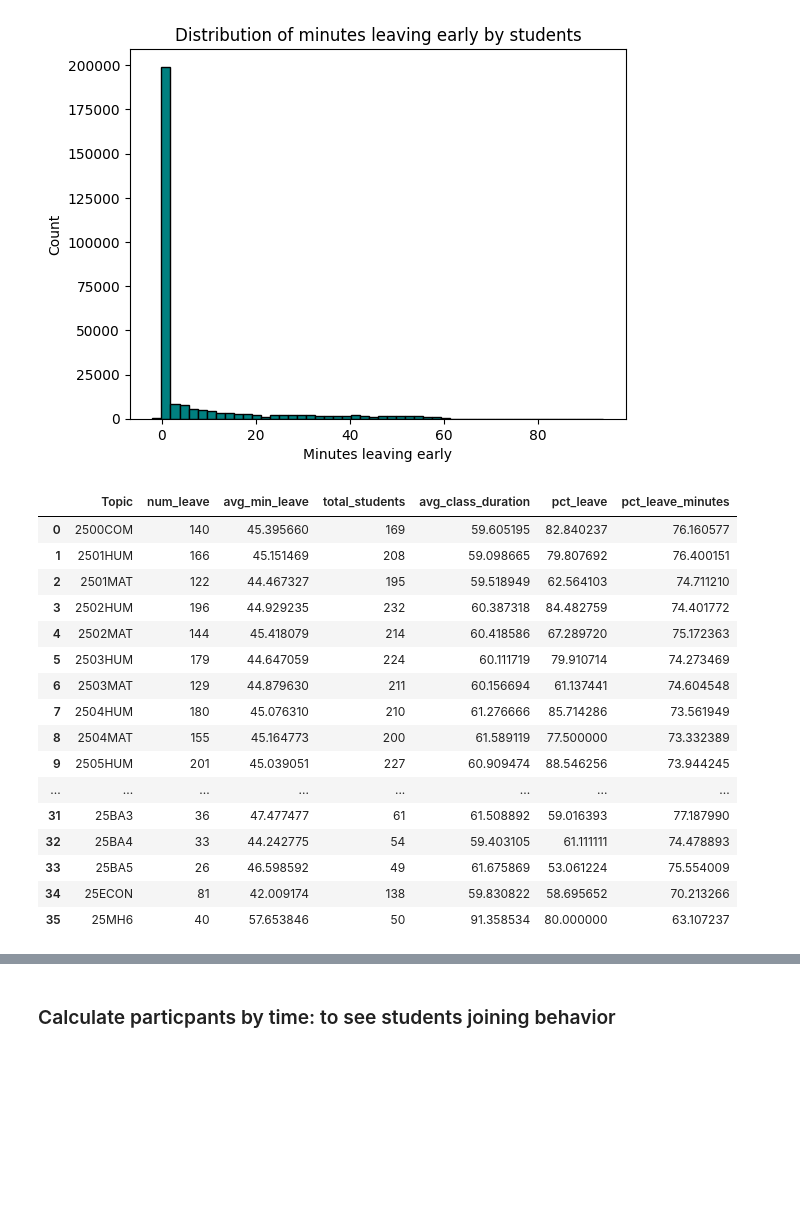
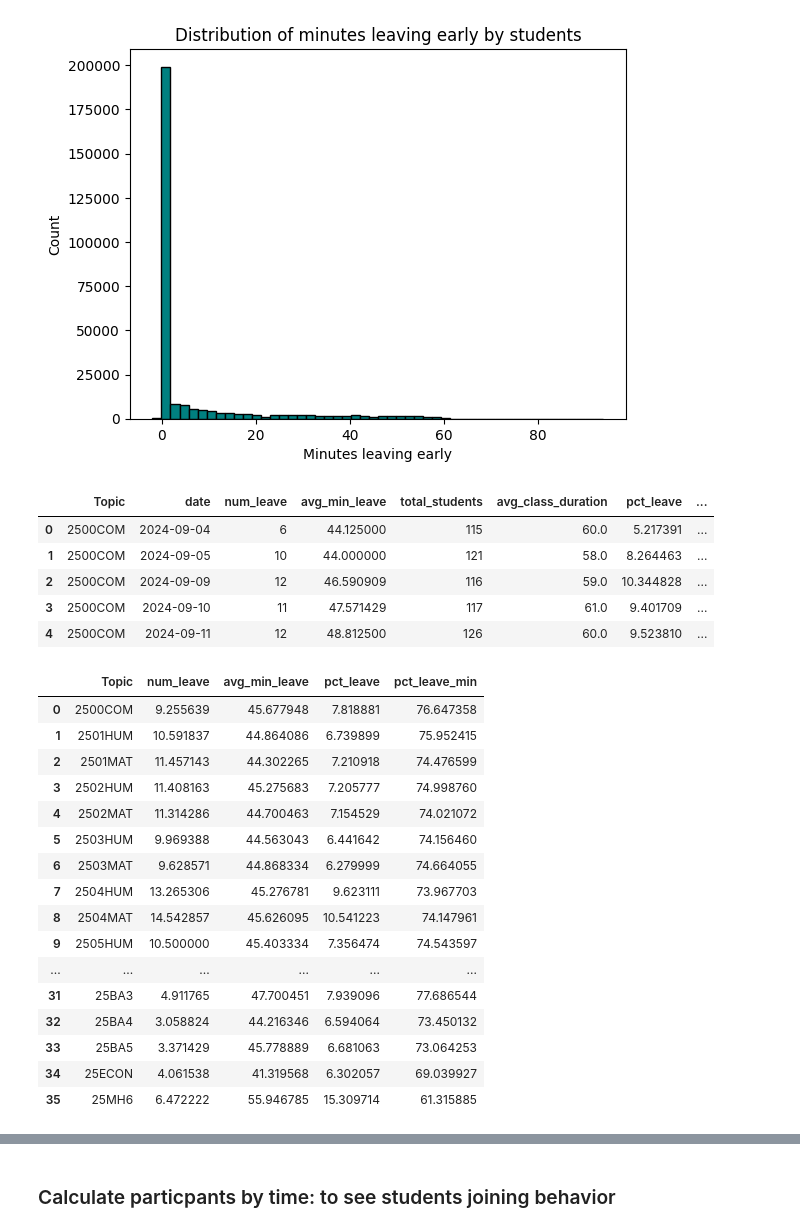
Before and after one commit to tthvan/Customer-Retention-Analysis, a Jupyter notebook: cleanin.ipynb, the cells around one changed output, grey strips where cells are left out. Saved outputs shown, nothing was run; the diff lists cells and outputs as text; code cells hidden in the pictures; blank space fills up the shorter version.

```diff
--- a/cleanin.ipynb
+++ b/cleanin.ipynb
@@ -636,39 +646,55 @@ plt.show()
 # %%
 #Whether a student leaves early
 df['leave_early'] = df['minutes_leave_early'] > 30
 
-#Get Number of students leaving early & Average minutes leave early
-leave_stats = df[df['leave_early']].groupby('Topic').agg(
-    num_leave=('Email', 'nunique'),
+#Get Number of students leaving early & Average minutes leave early, by SESSION
+leave_stats = df[df['leave_early']].groupby(['Topic','date']).agg(
+    num_leave=('Name (original name)', 'nunique'),
     avg_min_leave=('minutes_leave_early', 'mean')
 ).reset_index()
 
-leave_stats = leave_stats.merge(total_counts, on='Topic')
-leave_stats = leave_stats.merge(duration_by_class, on='Topic')
+leave_stats = leave_stats.merge(total_counts, on=['Topic','date'])
+leave_stats = leave_stats.merge(duration_by_class, on=['Topic','date'])
 
 #Get percents
 leave_stats['pct_leave'] = (leave_stats['num_leave']/leave_stats['total_students'])*100
 leave_stats['pct_leave_minutes'] = (leave_stats['avg_min_leave']/leave_stats['avg_class_duration'])*100
 
-leave_stats
+leave_stats.head()
 # %% [output]
-|  | Topic | num_leave | avg_min_leave | total_students | avg_class_duration | pct_leave | pct_leave_minutes |
-| 0 | 2500COM | 140 | 45.395660 | 169 | 59.605195 | 82.840237 | 76.160577 |
-| 1 | 2501HUM | 166 | 45.151469 | 208 | 59.098665 | 79.807692 | 76.400151 |
-| 2 | 2501MAT | 122 | 44.467327 | 195 | 59.518949 | 62.564103 | 74.711210 |
-| 3 | 2502HUM | 196 | 44.929235 | 232 | 60.387318 | 84.482759 | 74.401772 |
-| 4 | 2502MAT | 144 | 45.418079 | 214 | 60.418586 | 67.289720 | 75.172363 |
-| 5 | 2503HUM | 179 | 44.647059 | 224 | 60.111719 | 79.910714 | 74.273469 |
-| 6 | 2503MAT | 129 | 44.879630 | 211 | 60.156694 | 61.137441 | 74.604548 |
-| 7 | 2504HUM | 180 | 45.076310 | 210 | 61.276666 | 85.714286 | 73.561949 |
-| 8 | 2504MAT | 155 | 45.164773 | 200 | 61.589119 | 77.500000 | 73.332389 |
-| 9 | 2505HUM | 201 | 45.039051 | 227 | 60.909474 | 88.546256 | 73.944245 |
-| ... | ... | ... | ... | ... | ... | ... | ... |
-| 31 | 25BA3 | 36 | 47.477477 | 61 | 61.508892 | 59.016393 | 77.187990 |
-| 32 | 25BA4 | 33 | 44.242775 | 54 | 59.403105 | 61.111111 | 74.478893 |
-| 33 | 25BA5 | 26 | 46.598592 | 49 | 61.675869 | 53.061224 | 75.554009 |
-| 34 | 25ECON | 81 | 42.009174 | 138 | 59.830822 | 58.695652 | 70.213266 |
-| 35 | 25MH6 | 40 | 57.653846 | 50 | 91.358534 | 80.000000 | 63.107237 |
+|  | Topic | date | num_leave | avg_min_leave | total_students | avg_class_duration | pct_leave | ... |
+| 0 | 2500COM | 2024-09-04 | 6 | 44.125000 | 115 | 60.0 | 5.217391 | ... |
+| 1 | 2500COM | 2024-09-05 | 10 | 44.000000 | 121 | 58.0 | 8.264463 | ... |
+| 2 | 2500COM | 2024-09-09 | 12 | 46.590909 | 116 | 59.0 | 10.344828 | ... |
+| 3 | 2500COM | 2024-09-10 | 11 | 47.571429 | 117 | 61.0 | 9.401709 | ... |
+| 4 | 2500COM | 2024-09-11 | 12 | 48.812500 | 126 | 60.0 | 9.523810 | ... |
+# %%
+leave_stats_by_class = leave_stats.groupby('Topic').agg(
+    num_leave = ('num_leave', 'mean'),
+    avg_min_leave = ('avg_min_leave', 'mean'),
+    pct_leave = ('pct_leave', 'mean'),
+    pct_leave_min = ('pct_leave_minutes', 'mean')
+).reset_index()
+
+leave_stats_by_class
+# %% [output]
+|  | Topic | num_leave | avg_min_leave | pct_leave | pct_leave_min |
+| 0 | 2500COM | 9.255639 | 45.677948 | 7.818881 | 76.647358 |
+| 1 | 2501HUM | 10.591837 | 44.864086 | 6.739899 | 75.952415 |
+| 2 | 2501MAT | 11.457143 | 44.302265 | 7.210918 | 74.476599 |
+| 3 | 2502HUM | 11.408163 | 45.275683 | 7.205777 | 74.998760 |
+| 4 | 2502MAT | 11.314286 | 44.700463 | 7.154529 | 74.021072 |
+| 5 | 2503HUM | 9.969388 | 44.563043 | 6.441642 | 74.156460 |
+| 6 | 2503MAT | 9.628571 | 44.868334 | 6.279999 | 74.664055 |
+| 7 | 2504HUM | 13.265306 | 45.276781 | 9.623111 | 73.967703 |
+| 8 | 2504MAT | 14.542857 | 45.626095 | 10.541223 | 74.147961 |
+| 9 | 2505HUM | 10.500000 | 45.403334 | 7.356474 | 74.543597 |
+| ... | ... | ... | ... | ... | ... |
+| 31 | 25BA3 | 4.911765 | 47.700451 | 7.939096 | 77.686544 |
+| 32 | 25BA4 | 3.058824 | 44.216346 | 6.594064 | 73.450132 |
+| 33 | 25BA5 | 3.371429 | 45.778889 | 6.681063 | 73.064253 |
+| 34 | 25ECON | 4.061538 | 41.319568 | 6.302057 | 69.039927 |
+| 35 | 25MH6 | 6.472222 | 55.946785 | 15.309714 | 61.315885 |
 # %%
 plt.figure(figsize=(10,6))
 scatter = plt.scatter(
```
Also changed, not shown: parts of 13 cells of this notebook.
